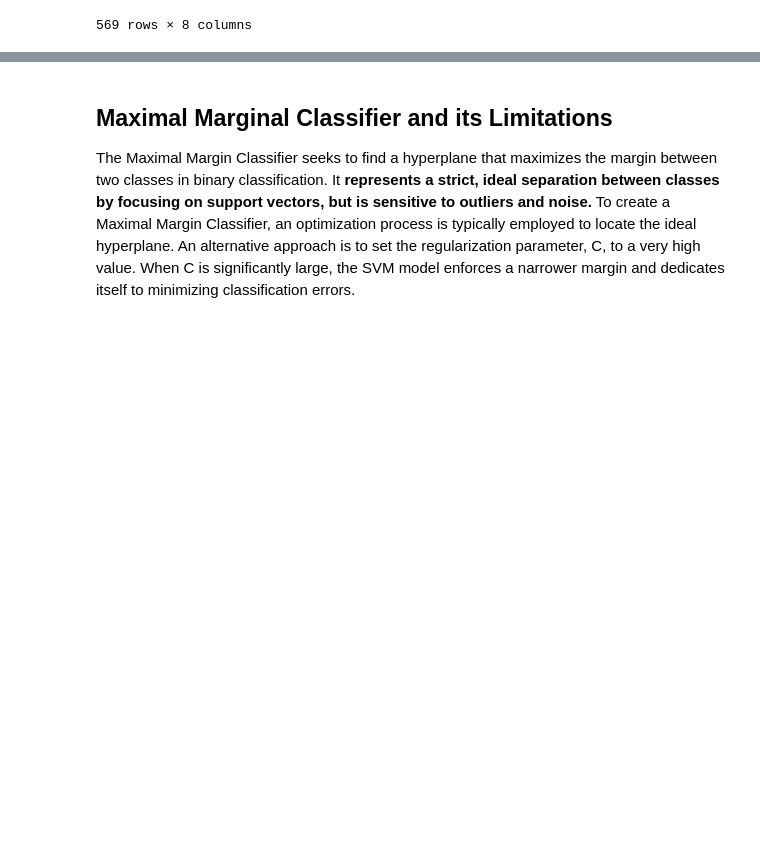
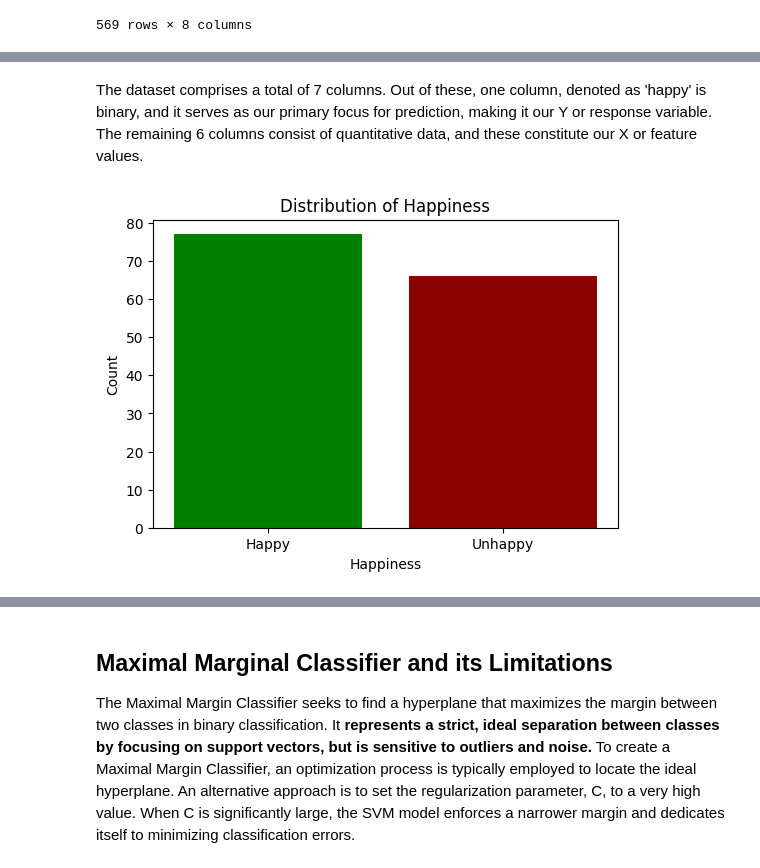
Before and after one commit to SterlingHayden/Support-Vector-Machines, a Jupyter notebook: DASC4113_A04.ipynb, the cells around one changed output, grey strips where cells are left out. Drawn from its saved outputs; the diff is of its cells as text; code cells hidden in the pictures; blank space fills up the shorter version.

```diff
--- a/DASC4113_A04.ipynb
+++ b/DASC4113_A04.ipynb
@@ -175,0 +177,5 @@ df_X
+# %%
+# reading in the data
+df_happy = pd.read_csv('/content/happydata.csv')
+pd.set_option('display.max_columns', None)
+df_happy.head()
@@ -175,0 +189,18 @@ df_X
+# %% [markdown]
+The dataset comprises a total of 7 columns. Out of these, one column, denoted as 'happy' is binary, and it serves as our primary focus for prediction, making it our Y or response variable. The remaining 6 columns consist of quantitative data, and these constitute our X or feature values.
+# %%
+##### looking into our response varriable
+# counting the number of happy and unhappy citizens
+class_counts = df_happy['happy'].map({0: "Unhappy", 1: "Happy"}).value_counts()
+
+# Histogram of diagnosis variable
+import matplotlib.pyplot as plt
+
+plt.figure(figsize=(6, 4))
+plt.bar(class_counts.index, class_counts.values, color=['green', 'darkred'])
+plt.title("Distribution of Happiness")
+plt.xlabel("Happiness")
+plt.ylabel("Count")
+plt.show()
+# %% [output]
+[figure, added]
```
Also changed, not shown: parts of 26 cells of this notebook.
